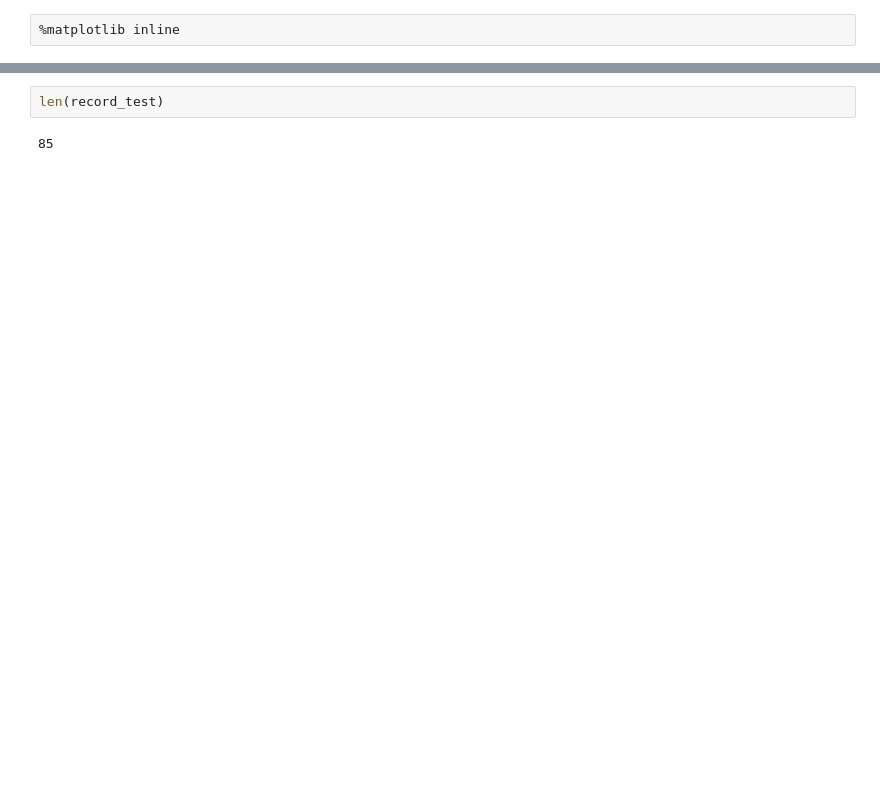
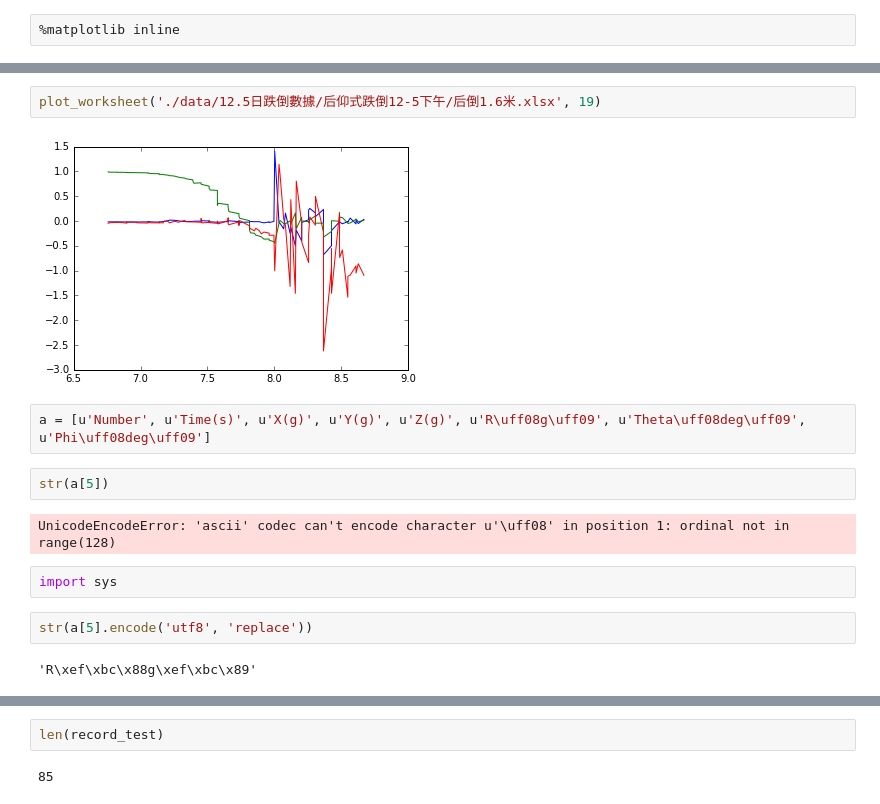
Before and after one commit to kuanliang/Fall-Detection, a Jupyter notebook: read from excel-herbertTest.ipynb, the cells around one changed output, grey strips where cells are left out. Drawn from its saved outputs; the diff is of its cells as text; blank space fills up the shorter version.

```diff
--- a/read from excel-herbertTest.ipynb
+++ b/read from excel-herbertTest.ipynb
@@ -61,0 +211,16 @@ plot_worksheet('./data/Du_fri/上樓梯測試.xlsx', 15)
+# %%
+plot_worksheet('./data/12.5日跌倒數據/后仰式跌倒12-5下午/后倒1.6米.xlsx', 19)
+# %% [output]
+[figure, added]
+# %%
+a = [u'Number', u'Time(s)', u'X(g)', u'Y(g)', u'Z(g)', u'R\uff08g\uff09', u'Theta\uff08deg\uff09', u'Phi\uff08deg\uff09']
+# %%
+str(a[5])
+# %% [output]
+UnicodeEncodeError: 'ascii' codec can't encode character u'\uff08' in position 1: ordinal not in range(128)
+# %%
+import sys
+# %%
+str(a[5].encode('utf8', 'replace'))
+# %% [output]
+'R\xef\xbc\x88g\xef\xbc\x89'
```
Also changed, not shown: parts of 82 cells of this notebook, 11 other files.
